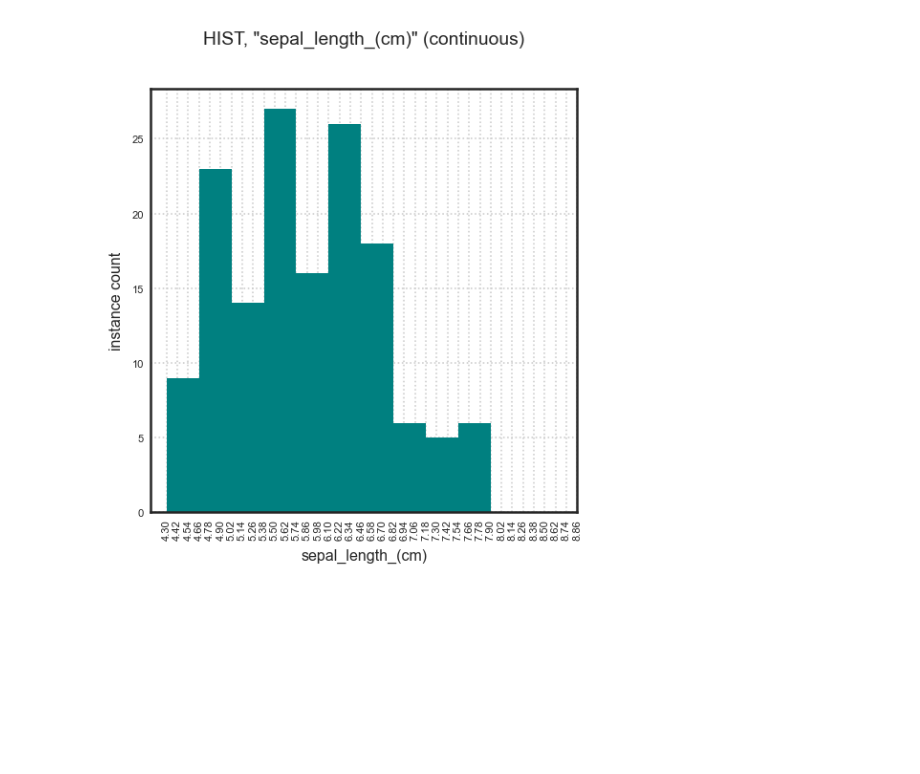
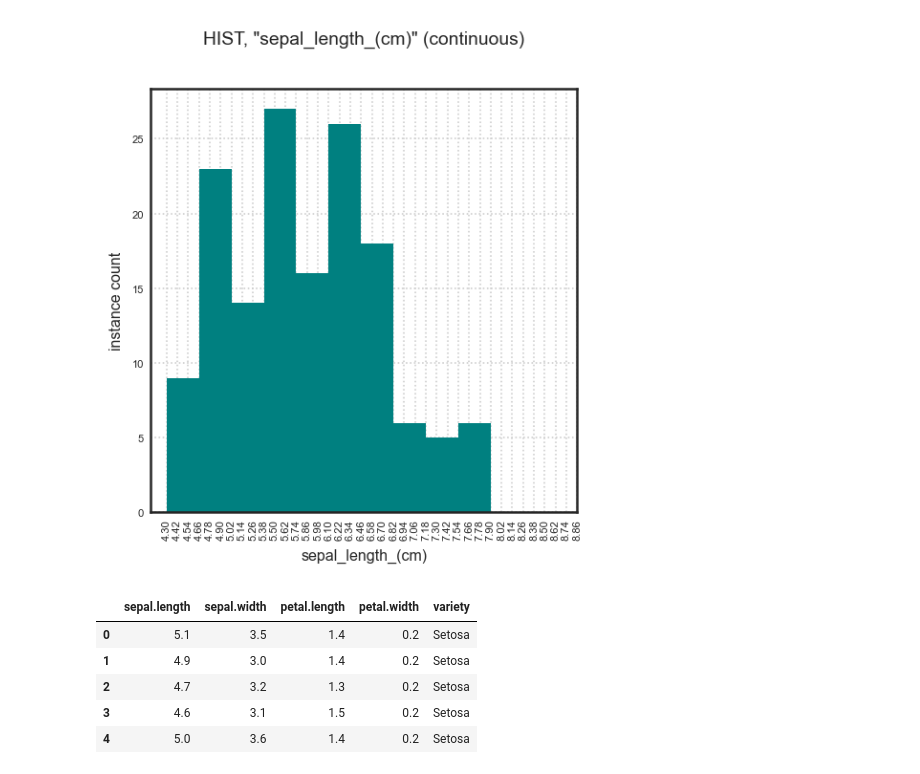
Before and after one commit to lxcao/oci-ai-ads, a Jupyter notebook: ads-starter.ipynb, the cells around one changed output. Cells and saved outputs as stored; diff of their text form; code cells hidden in the pictures; blank space fills up the shorter version.

```diff
--- a/ads-starter.ipynb
+++ b/ads-starter.ipynb
@@ -47,3 +47,21 @@ ds.target.show_in_notebook()
 ds.plot("sepal_length_(cm)").show_in_notebook(figsize=(4,4))
 # %% [output]
 [figure]
+# %%
+
+from ads.common.auth import default_signer
+
+
+ads.set_auth(auth="api_key", oci_config_location=oci.config.DEFAULT_LOCATION, profile="specialist2-4sdk")
+bucket_name = "bucket-20220501-1555"
+file_name = "iris.csv"
+namespace = "ocichina001"
+df = pd.read_csv(f"oci://{bucket_name}@{namespace}/{file_name}", storage_options=default_signer())
+df.head()
+# %% [output]
+|  | sepal.length | sepal.width | petal.length | petal.width | variety |
+| 0 | 5.1 | 3.5 | 1.4 | 0.2 | Setosa |
+| 1 | 4.9 | 3.0 | 1.4 | 0.2 | Setosa |
+| 2 | 4.7 | 3.2 | 1.3 | 0.2 | Setosa |
+| 3 | 4.6 | 3.1 | 1.5 | 0.2 | Setosa |
+| 4 | 5.0 | 3.6 | 1.4 | 0.2 | Setosa |
```
Also changed, not shown: 1 other file.
